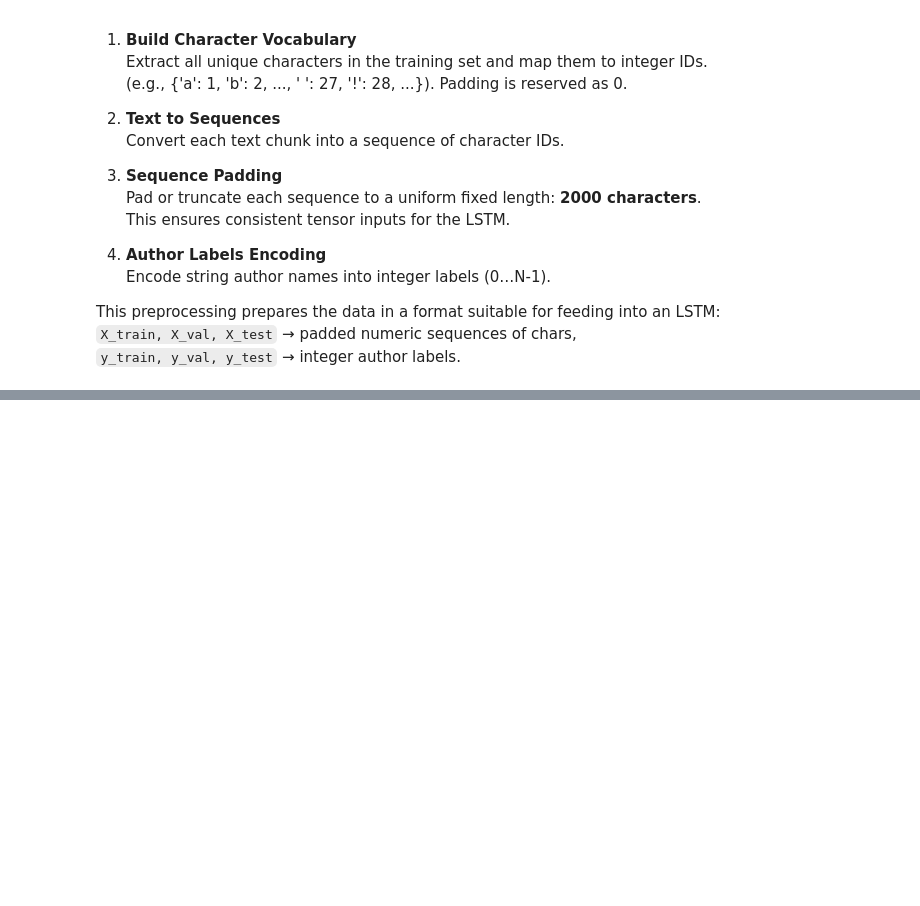
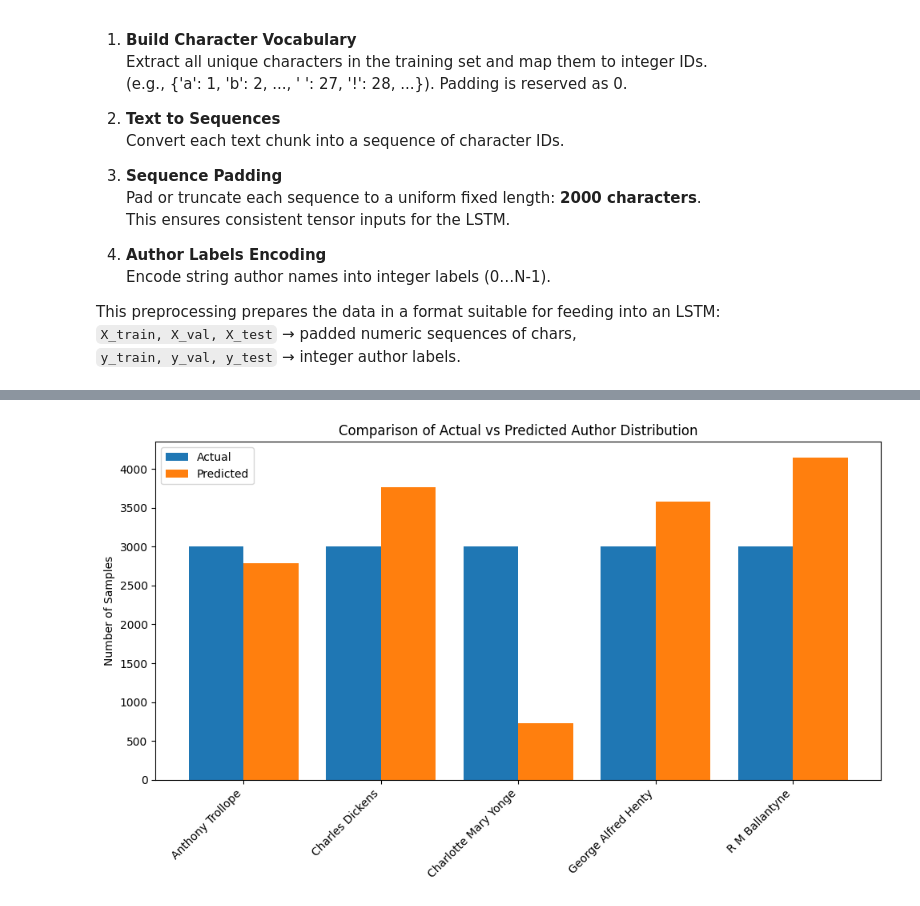
Before and after one commit to St10053561/ST10053561_PDAN8412_POE_PART1, a Jupyter notebook: ST10053561_Venkata_Jannatha_POE_Part 1.ipynb, the cells around one changed output, grey strips where cells are left out. Saved outputs shown, nothing was run; the diff lists cells and outputs as text; code cells hidden in the pictures; blank space fills up the shorter version.

```diff
--- a/ST10053561_Venkata_Jannatha_POE_Part 1.ipynb
+++ b/ST10053561_Venkata_Jannatha_POE_Part 1.ipynb
@@ -290,0 +450,39 @@ KeyboardInterrupt:
+# %%
+import seaborn as sns
+import matplotlib.pyplot as plt
+
+# ---------------------------
+#  Count Actual vs Predicted
+# ---------------------------
+actual_counts = np.bincount(y_test, minlength=len(label_encoder.classes_))
+pred_counts   = np.bincount(y_pred, minlength=len(label_encoder.classes_))
+
+authors = label_encoder.classes_
+
+# Put into DataFrame for neat plotting
+import pandas as pd
+
+df_compare = pd.DataFrame({
+    "Author": authors,
+    "Actual": actual_counts,
+    "Predicted": pred_counts
+})
+
+# ---------------------------
+#  Plot Comparison
+# ---------------------------
+plt.figure(figsize=(10,6))
+bar_width = 0.4
+x = np.arange(len(authors))
+
+plt.bar(x - bar_width/2, df_compare["Actual"], bar_width, label="Actual", color="#1f77b4")
+plt.bar(x + bar_width/2, df_compare["Predicted"], bar_width, label="Predicted", color="#ff7f0e")
+
+plt.xticks(x, authors, rotation=45, ha="right")
+plt.ylabel("Number of Samples")
+plt.title("Comparison of Actual vs Predicted Author Distribution")
+plt.legend()
+plt.tight_layout()
+plt.show()
+# %% [output]
+[figure, added]
```
Also changed, not shown: parts of 11 cells of this notebook, 6 other files.
